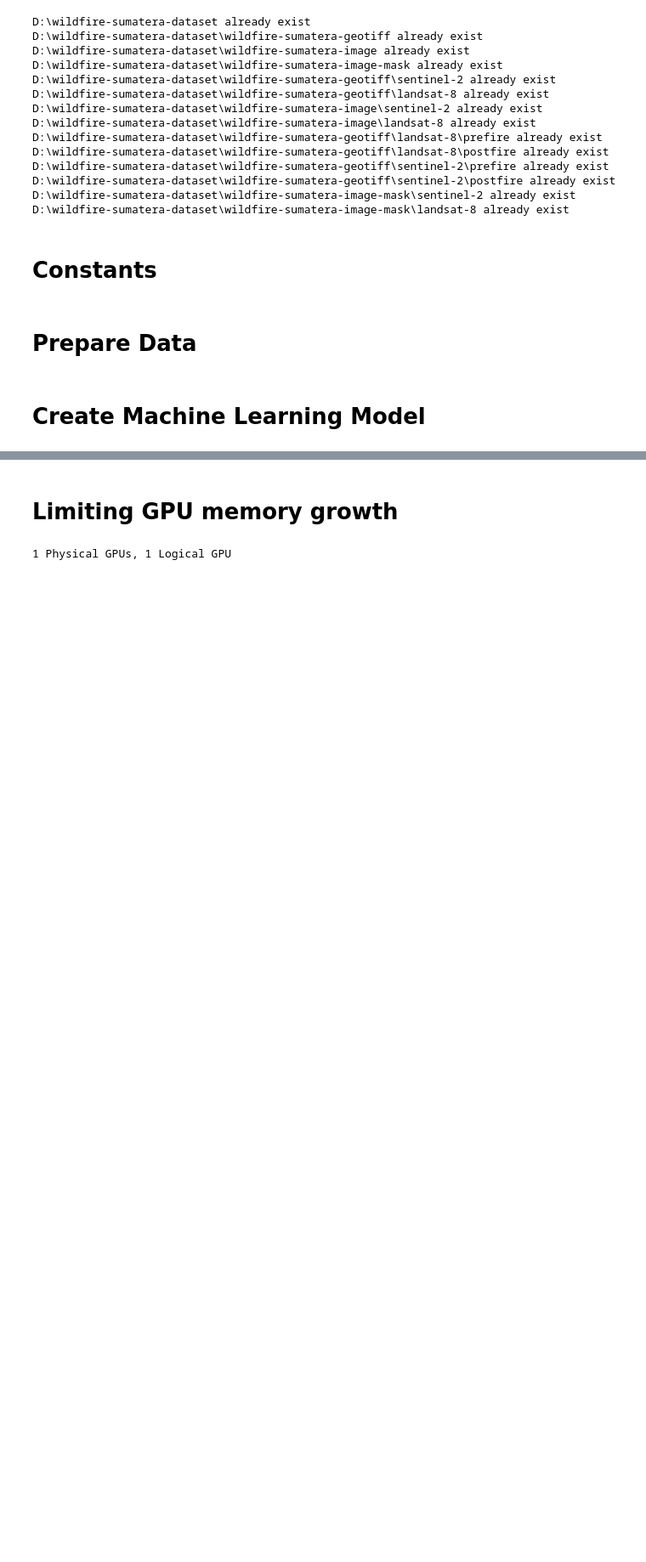
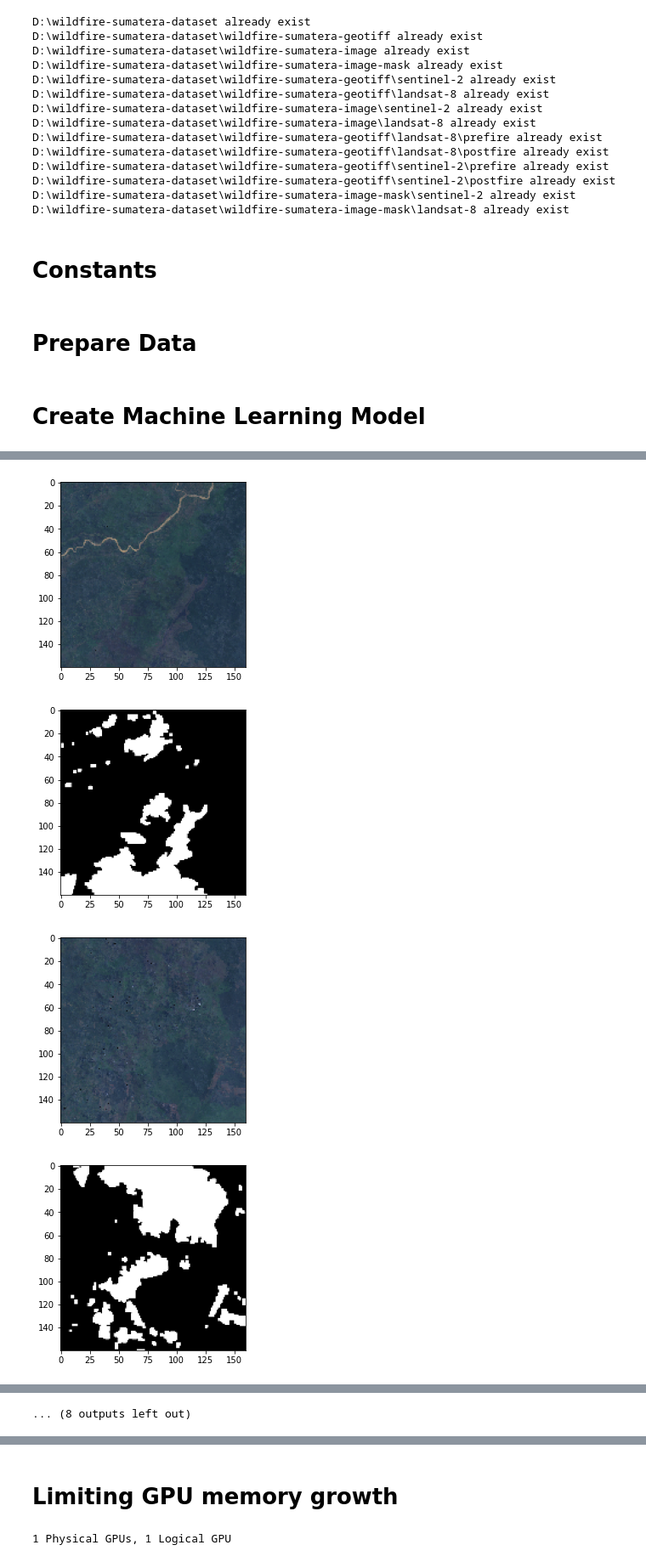
Before and after one commit to marcellinus-witarsah/sumatera-wildfire-classification, a Jupyter notebook: models/unet-model.ipynb, the cells around one changed output, grey strips where cells are left out. Shown at 85% size. Drawn from its saved outputs; the diff is of its cells as text; code cells hidden in the pictures; blank space fills up the shorter version.

```diff
--- a/models/unet-model.ipynb
+++ b/models/unet-model.ipynb
@@ -307,0 +309,14 @@ for d in val_dataset.take(1):
+# %%
+for d in test_dataset.take(1):
+    for i in range(10):
+        image = d[0][i].numpy()
+        mask = d[1][i].numpy()
+        plt.imshow(image*3)
+        plt.show()
+        plt.imshow(mask, cmap='gray')
+        plt.show()
+# %% [output]
+[figure, added]
+[figure, added]
+[figure, added]
+[figure, added]
@@ -308,3 +331,4 @@ for d in val_dataset.take(1):
+... (8 outputs left out)
 # %% [markdown]
 ![image.png](attachment:image.png)
 # %%
```
Also changed, not shown: parts of 23 cells of this notebook, 1 other file.
